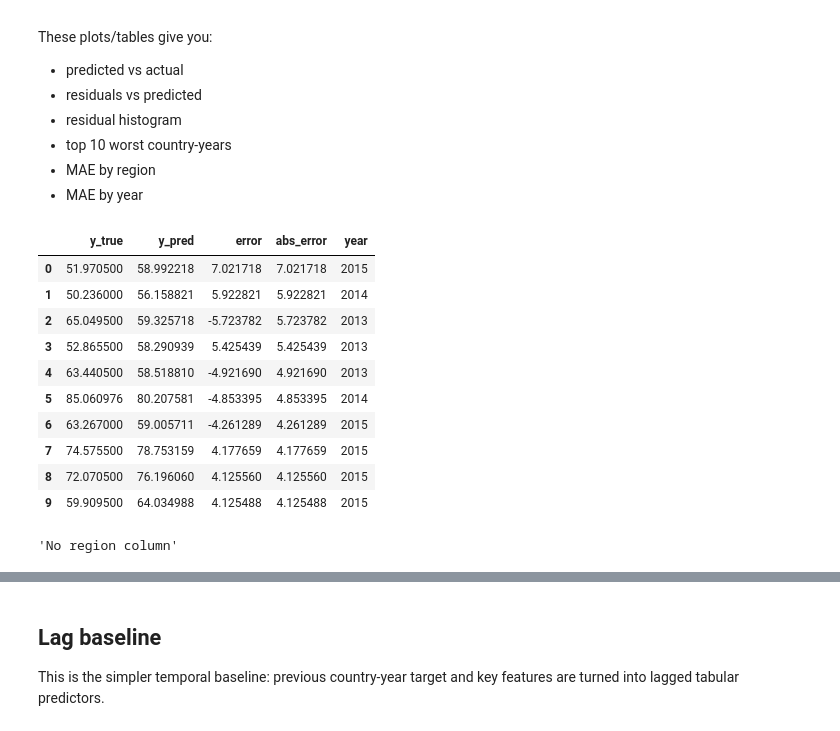
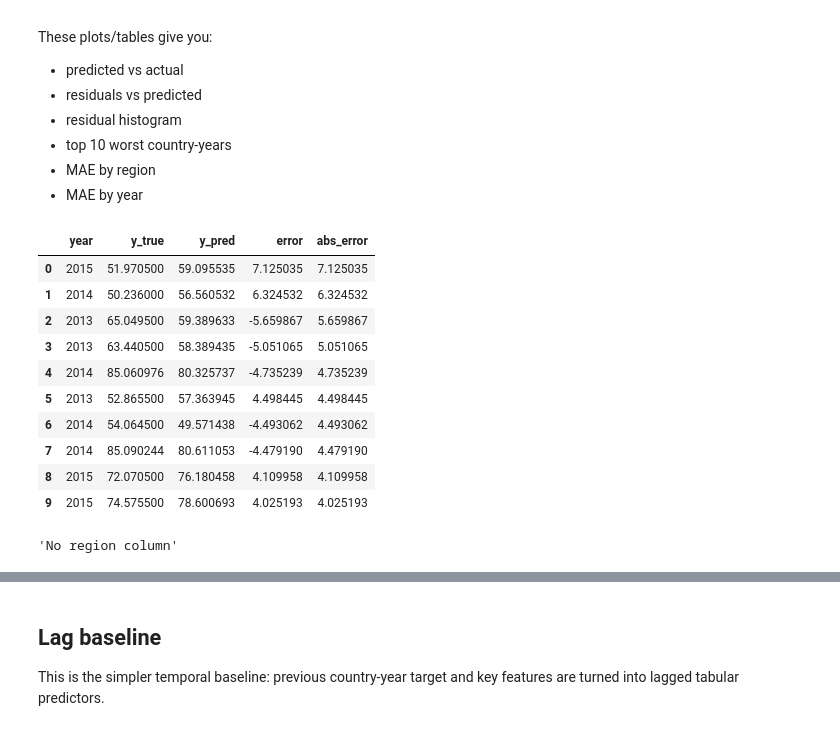
Before and after one commit to aleksiakolo/life-expectancy-analysis, a Jupyter notebook: notebooks/11_external_boosting_and_lstm.ipynb, the cells around one changed output, grey strips where cells are left out. Cells and saved outputs as stored; diff of their text form; code cells hidden in the pictures.

```diff
--- a/notebooks/11_external_boosting_and_lstm.ipynb
+++ b/notebooks/11_external_boosting_and_lstm.ipynb
@@ -221,14 +242,17 @@ best_xgb_name
 ## Best XGBoost stability rerun
 Re-run the best config with two seeds to check stability.
 # %%
-best_trial = next(t for t in xgb_trials if t["trial_name"] == best_xgb_name)
+best_trial = next(
+    trial for trial in xgb_trials if trial["trial_name"] == best_xgb_name
+)
 
 stability_rows = []
+
 for seed in [42, 43]:
     params = dict(best_trial["params"])
     params["random_state"] = seed
 
-    row, pred_df, model, prep = run_external_timeaware_trial(
+    row, pred_df, model, preprocessor = run_boosting_time_experiment(
         df=model_df,
         feature_list=feature_sets["B"],
         target_col=TARGET,
@@ -237,14 +261,17 @@ for seed in [42, 43]:
         model_name=f"{best_xgb_name}_seed{seed}",
         test_years=TEST_YEARS,
         val_years=1,
-        scale_mode="none",
+        scale_numeric="none",
         model_params=params,
-        run_log_path=str(RUN_LOG),
+        run_log_path=RUN_LOG,
+        id_cols=[YEAR_COL],
     )
+
     stability_rows.append(row)
 
 xgb_stability_df = pd.DataFrame(stability_rows)
-xgb_stability_df.to_csv(TABLES_DIR / "week10_xgb_stability.csv", index=False)
+xgb_stability_df.to_csv(TABLES_DIR / "xgb_stability.csv", index=False)
+
 xgb_stability_df
 # %% [output]
 |  | model_name | split_name | n_train | n_val | n_test | rmse | mae | r2 | best_iteration |
@@ -309,57 +344,53 @@ These plots/tables give you:
 - MAE by region
 - MAE by year
 # %%
-artifact_lookup = {
-    best_xgb_name: xgb_artifacts[best_xgb_name]["pred_df"],
-    "LightGBM_baseline": lgbm_pred,
-    "CatBoost_baseline": cat_pred,
-}
+best_boost_model_name = boost_compare.iloc[0]["model_name"]
+best_boost_pred = boost_artifacts[best_boost_model_name].copy()
 
-best_boost_model_name = boost_compare.iloc[0]["model_name"]
-best_boost_pred = artifact_lookup[best_boost_model_name].copy()
+worst10_boost = worst_errors_table(best_boost_pred, n=10)
+mae_by_year_boost = group_error_table(best_boost_pred, group_col=YEAR_COL)
 
-worst10_boost = (
-    best_boost_pred.sort_values("abs_error", ascending=False)
-    .head(10)
-    .reset_index(drop=True)
+if "region" in best_boost_pred.columns:
+    mae_by_region_boost = group_error_table(
+        best_boost_pred,
+        group_col="region",
+    )
+else:
+    mae_by_region_boost = None
+
+worst10_boost.to_csv(
+    TABLES_DIR / "best_boost_worst10.csv",
+    index=False,
 )
 
-mae_by_region_boost = (
-    best_boost_pred.groupby("region", dropna=False)["abs_error"]
-    .mean()
-    .reset_index(name="mae")
-    .sort_values("mae", ascending=False)
-    .reset_index(drop=True)
-    if "region" in best_boost_pred.columns
-    else None
+mae_by_year_boost.to_csv(
+    TABLES_DIR / "best_boost_mae_by_year.csv",
+    index=False,
 )
 
-mae_by_year_boost = (
-    best_boost_pred.groupby("year", dropna=False)["abs_error"]
-    .mean()
-    .reset_index(name="mae")
-    .sort_values("year")
-    .reset_index(drop=True)
-)
-
-worst10_boost.to_csv(TABLES_DIR / "week10_best_boost_worst10.csv", index=False)
-mae_by_year_boost.to_csv(TABLES_DIR / "week10_best_boost_mae_by_year.csv", index=False)
 if mae_by_region_boost is not None:
-    mae_by_region_boost.to_csv(TABLES_DIR / "week10_best_boost_mae_by_region.csv", index=False)
+    mae_by_region_boost.to_csv(
+        TABLES_DIR / "best_boost_mae_by_region.csv",
+        index=False,
+    )
 
 display(worst10_boost)
-display(mae_by_region_boost.head(10) if mae_by_region_boost is not None else "No region column")
+display(
+    mae_by_region_boost.head(10)
+    if mae_by_region_boost is not None
+    else "No region column"
+)
 display(mae_by_year_boost.head(10))
 # %% [output]
-|  | y_true | y_pred | error | abs_error | year |
-| 0 | 51.970500 | 58.992218 | 7.021718 | 7.021718 | 2015 |
-| 1 | 50.236000 | 56.158821 | 5.922821 | 5.922821 | 2014 |
-| 2 | 65.049500 | 59.325718 | -5.723782 | 5.723782 | 2013 |
-| 3 | 52.865500 | 58.290939 | 5.425439 | 5.425439 | 2013 |
-| 4 | 63.440500 | 58.518810 | -4.921690 | 4.921690 | 2013 |
-| 5 | 85.060976 | 80.207581 | -4.853395 | 4.853395 | 2014 |
-| 6 | 63.267000 | 59.005711 | -4.261289 | 4.261289 | 2015 |
-| 7 | 74.575500 | 78.753159 | 4.177659 | 4.177659 | 2015 |
-| 8 | 72.070500 | 76.196060 | 4.125560 | 4.125560 | 2015 |
-| 9 | 59.909500 | 64.034988 | 4.125488 | 4.125488 | 2015 |
+|  | year | y_true | y_pred | error | abs_error |
+| 0 | 2015 | 51.970500 | 59.095535 | 7.125035 | 7.125035 |
+| 1 | 2014 | 50.236000 | 56.560532 | 6.324532 | 6.324532 |
+| 2 | 2013 | 65.049500 | 59.389633 | -5.659867 | 5.659867 |
+| 3 | 2013 | 63.440500 | 58.389435 | -5.051065 | 5.051065 |
+| 4 | 2014 | 85.060976 | 80.325737 | -4.735239 | 4.735239 |
+| 5 | 2013 | 52.865500 | 57.363945 | 4.498445 | 4.498445 |
+| 6 | 2014 | 54.064500 | 49.571438 | -4.493062 | 4.493062 |
+| 7 | 2014 | 85.090244 | 80.611053 | -4.479190 | 4.479190 |
+| 8 | 2015 | 72.070500 | 76.180458 | 4.109958 | 4.109958 |
+| 9 | 2015 | 74.575500 | 78.600693 | 4.025193 | 4.025193 |
 'No region column'
```
Also changed, not shown: parts of 50 cells of this notebook, 11 other files.
